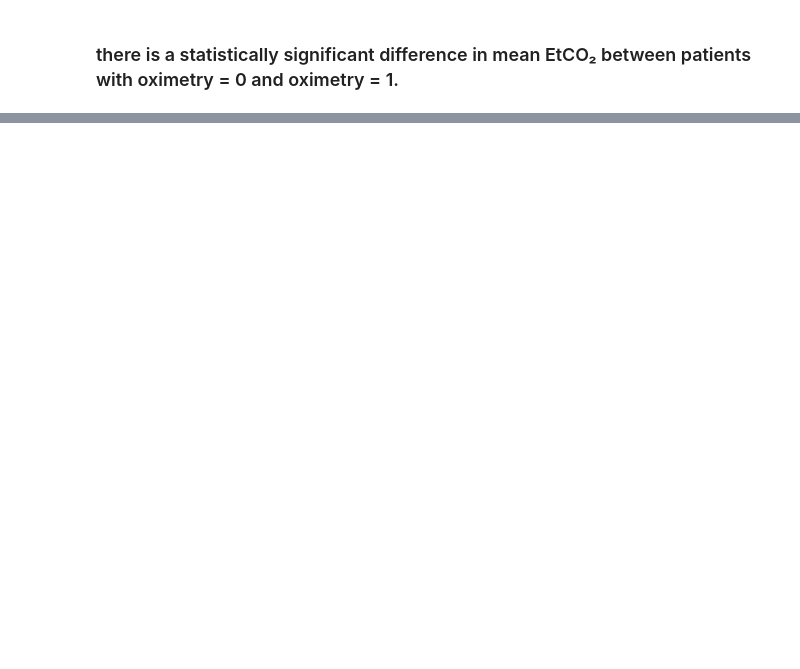
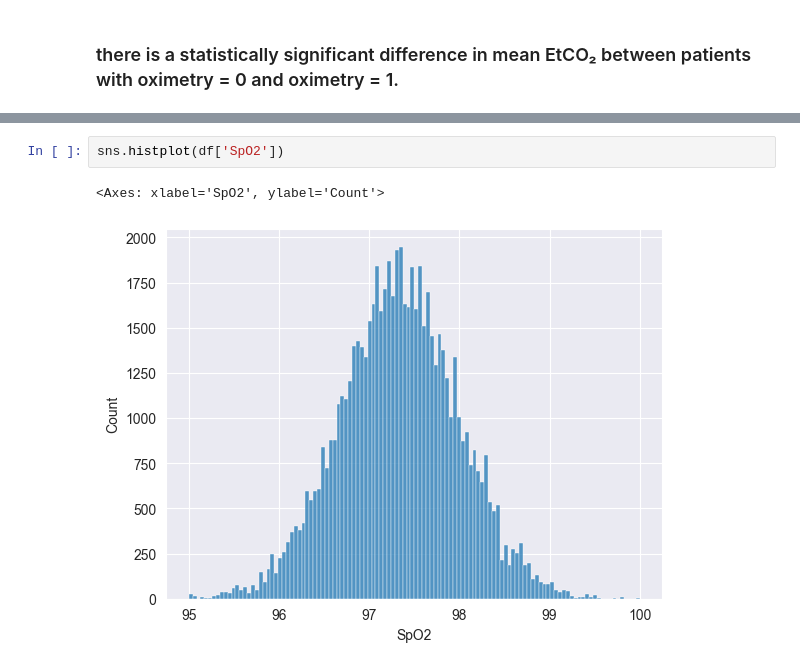
Before and after one commit to xKazimir/IAU_Project, a Jupyter notebook: Project_IAU.ipynb, the cells around one changed output, grey strips where cells are left out. Drawn from its saved outputs; the diff is of its cells as text; blank space fills up the shorter version.

```diff
--- a/Project_IAU.ipynb
+++ b/Project_IAU.ipynb
@@ -1170,0 +1192,5 @@ U-test p-value: 0.000e+00
+# %%
+sns.histplot(df['SpO2'])
+# %% [output]
+<Axes: xlabel='SpO2', ylabel='Count'>
+[figure, added]
```
Also changed, not shown: parts of 17 cells of this notebook.
